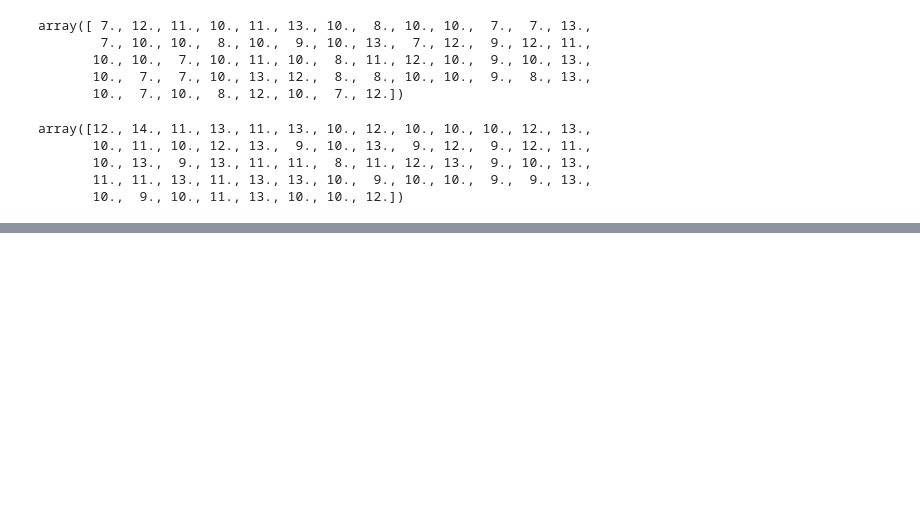
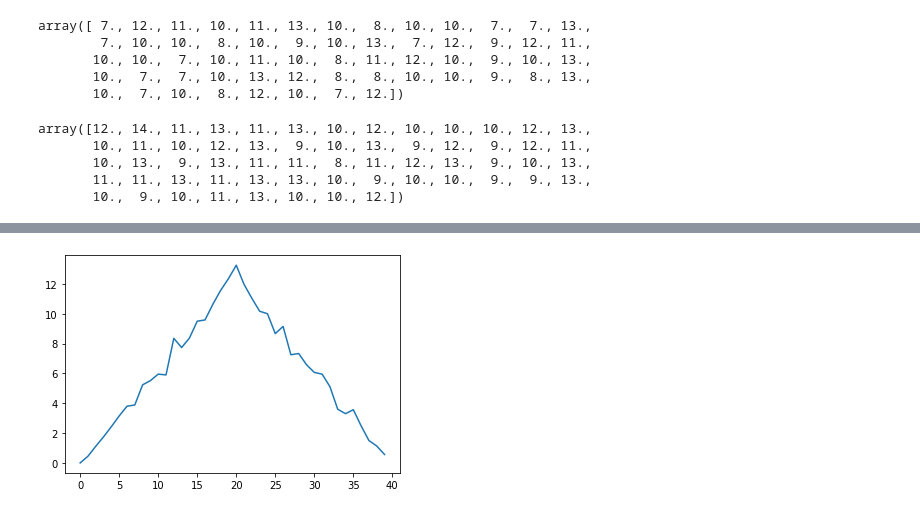
Before and after one commit to sabahzero/PythonPractice, a Jupyter notebook: swc-python/Notebook.ipynb, the cells around one changed output, grey strips where cells are left out. Saved outputs shown, nothing was run; the diff lists cells and outputs as text; code cells hidden in the pictures; blank space fills up the shorter version.

```diff
--- a/swc-python/Notebook.ipynb
+++ b/swc-python/Notebook.ipynb
@@ -437,0 +462,12 @@ https://swcarpentry.github.io/python-novice-inflammation/03-matplotlib/index.htm
+# %%
+# average inflammation over time
+ave_inflammation = numpy.mean(data, axis=0)
+ave_plot = matplotlib.pyplot.plot(ave_inflammation)
+matplotlib.pyplot.show()
+
+# average inflammation per day across patients in variable ave_inflammation
+# asked matplotlib.pyplot to create and display a line graph of those values
+# The result is a reasonably linear rise and fall
+# in line with claim that the medication takes 3 weeks to take effect
+# %% [output]
+[figure, added]
```
Also changed, not shown: parts of 4 cells of this notebook.
